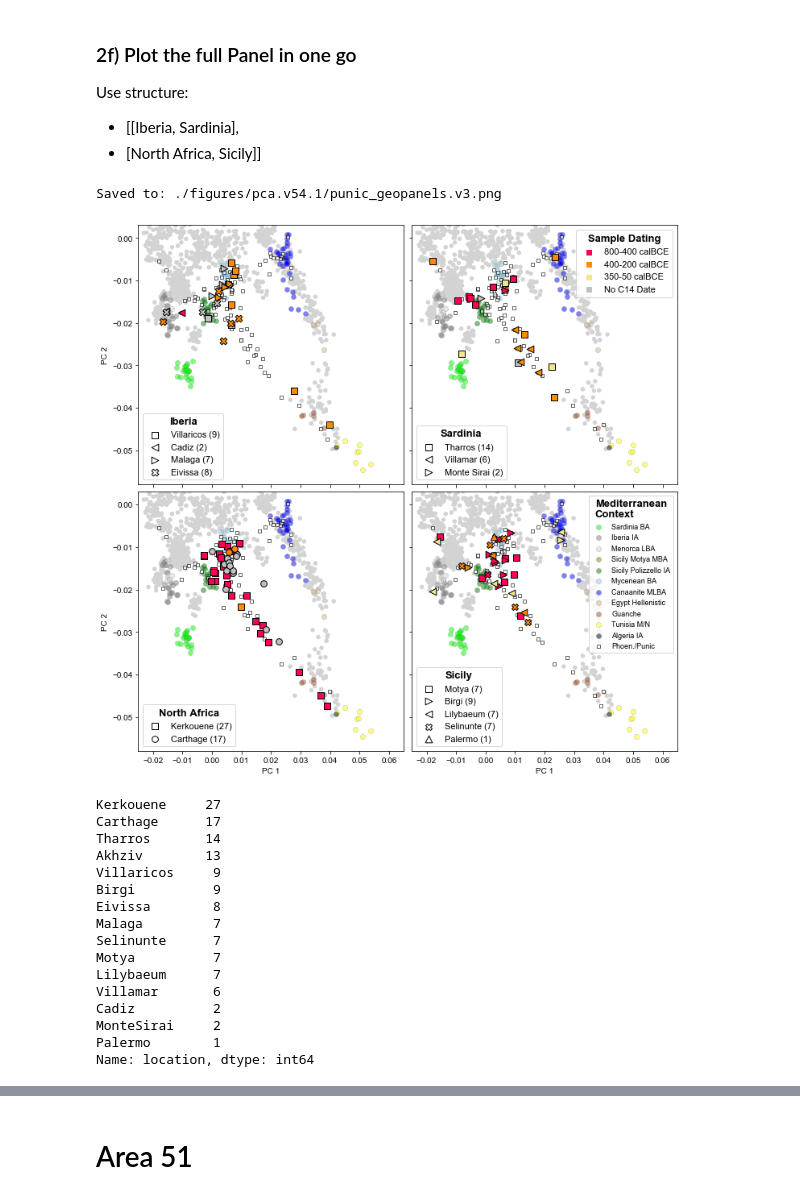
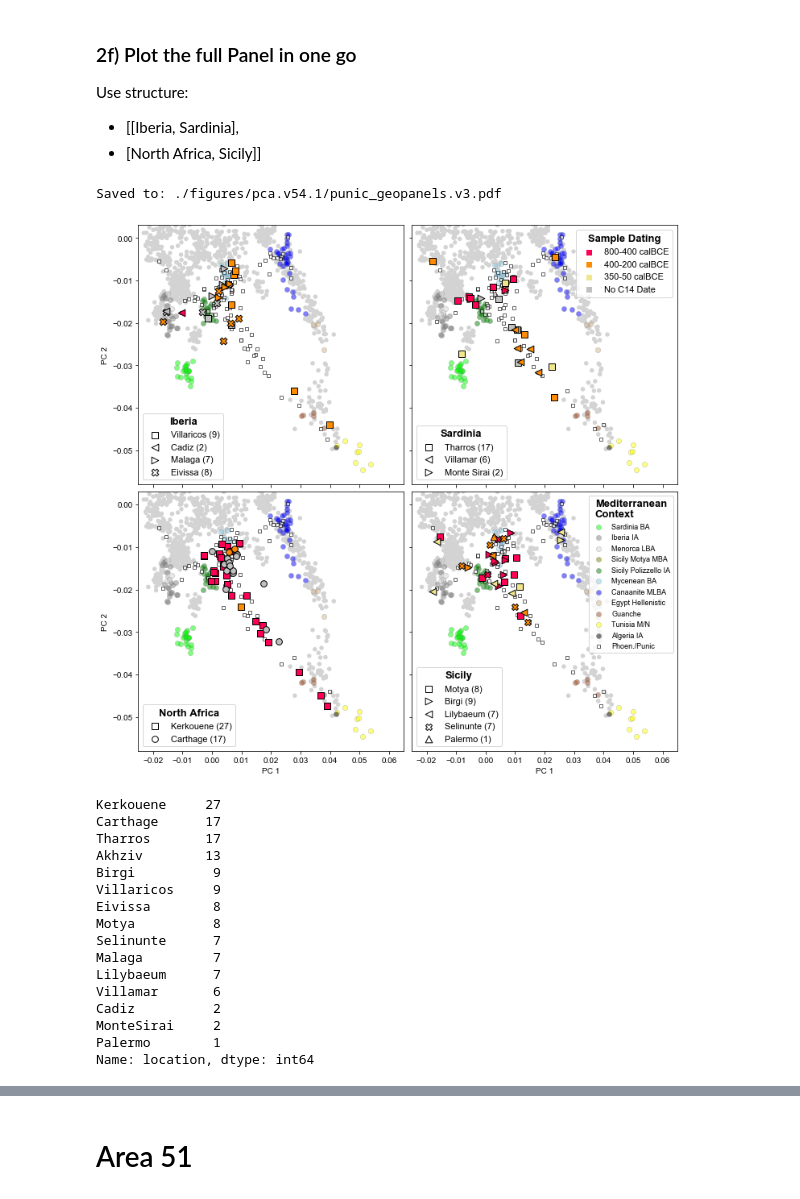
Before and after one commit to hringbauer/punic_aDNA, a Jupyter notebook: notebooks/figs/plot_pca_paper.persite.v54.1.ipynb, the cells around one changed output, grey strips where cells are left out. Drawn from its saved outputs; the diff is of its cells as text; code cells hidden in the pictures.

```diff
--- a/notebooks/figs/plot_pca_paper.persite.v54.1.ipynb
+++ b/notebooks/figs/plot_pca_paper.persite.v54.1.ipynb
@@ -46,7 +46,7 @@ CPU Count: 28
 [GCC 6.2.0]
 # %%
 ### Load cluster assignments
-df_clst = pd.read_csv("./data/cluster_assignments_punic.v54.1g.tsv", sep="\t")
+df_clst = pd.read_csv("./data/cluster_assignments_punic.v54.1h.tsv", sep="\t")
 print(f"Loaded Cluster Information for {len(df_clst)} Individuals.\n")
 
 ### Load PCA data
@@ -1137,5 +1127,5 @@ def set_legends(ax, plots=[], legs=[], title=""):
 # %%
-savepath="./figures/pca.v54.1/punic_geopanels.v3.png"
+savepath="./figures/pca.v54.1/punic_geopanels.v3.pdf"
 
 plt.figure(figsize=(12,12))
 
@@ -1175,11 +1165,11 @@ c_l = "darkorange"
 ax = ax00
 b1, b2, b3, b4 = plot_pca_punic_series(ax, df_p, location="Villaricos",  marker="s", s=s,
                     c_e = c_e, c_l = c_l, ec="k", alpha=1.0)
-c1,_, _, _ = plot_pca_punic_series(ax, df_p, location="Cadiz",  marker="<", s=s*1.5,
-                    c_e = c_e, c_l = c_l, ec="k", alpha=1.0)
 d1,_, _, _ = plot_pca_punic_series(ax, df_p, location="Malaga",  marker=">", s=s*1.5,
                     c_e = c_e, c_l = c_l, ec="k", alpha=1.0)
 e1,_, _, _ = plot_pca_punic_series(ax, df_p, location="Eivissa",  marker="X", s=s*1.5,
+                    c_e = c_e, c_l = c_l, ec="k", alpha=1.0)
+c1,_, _, _ = plot_pca_punic_series(ax, df_p, location="Cadiz",  marker="<", s=s*1.5,
                     c_e = c_e, c_l = c_l, ec="k", alpha=1.0)
 
 plots = [b1, c1, d1, e1,]
@@ -1211,7 +1201,7 @@ leg1.get_title().set_fontweight("bold")
 ax.add_artist(leg1)
 
 plots = [b1, c1, d1]
-legs = ["Tharros (14)", "Villamar (6)", "Monte Sirai (2)"]
+legs = ["Tharros (17)", "Villamar (6)", "Monte Sirai (2)"]
 set_legends(ax, plots=plots, legs=legs, title="Sardinia")
 
 ##################################################
@@ -1246,55 +1236,55 @@ g1,_, _, _ = plot_pca_punic_series(ax, df_p, location="Palermo",  marker="^", s=
 
 ### Do the Legend
 plots = [b1, c1, e1, f1, g1]
-legs = ["Motya (7)", "Birgi (9)",
+legs = ["Motya (8)", "Birgi (9)",
         "Lilybaeum (7)", "Selinunte (7)", "Palermo (1)"]
 set_legends(ax, plots=plots, legs=legs, title="Sicily")
 
 
 ##################################################
 ##################################################
 #########################
 ### Set Axis ranges and Ticks
 
 for ax in ax00, ax01, ax10, ax11:
     ax.set_xlim([-0.025,0.065])
     ax.set_ylim([-0.058,0.003])
 
 #ax.add_artist(leg1)
 ax10.set_xlabel("PC 1")
 ax11.set_xlabel("PC 1")
 ax10.set_ylabel("PC 2")
 ax00.set_ylabel("PC 2")
 
 ax11.set_yticklabels([])
 ax01.set_yticklabels([])
 ax00.set_xticklabels([])
 ax01.set_xticklabels([])
 
 #########################
 ### Save
 if len(savepath) > 0:
     plt.savefig(savepath, bbox_inches = 'tight',
                 pad_inches = 0, dpi=600)
     print(f"Saved to: {savepath}")
 
 plt.show()
 # %% [output]
-Saved to: ./figures/pca.v54.1/punic_geopanels.v3.png
+Saved to: ./figures/pca.v54.1/punic_geopanels.v3.pdf
-[figure, old version]
+[figure, new version]
 # %%
 df_p["location"].value_counts()
 # %% [output]
 Kerkouene     27
 Carthage      17
-Tharros       14
+Tharros       17
 Akhziv        13
+Birgi          9
 Villaricos     9
-Birgi          9
 Eivissa        8
+Motya          8
+Selinunte      7
 Malaga         7
-Selinunte      7
-Motya          7
 Lilybaeum      7
 Villamar       6
 Cadiz          2
```
Also changed, not shown: parts of 16 cells of this notebook, 2 other files.
